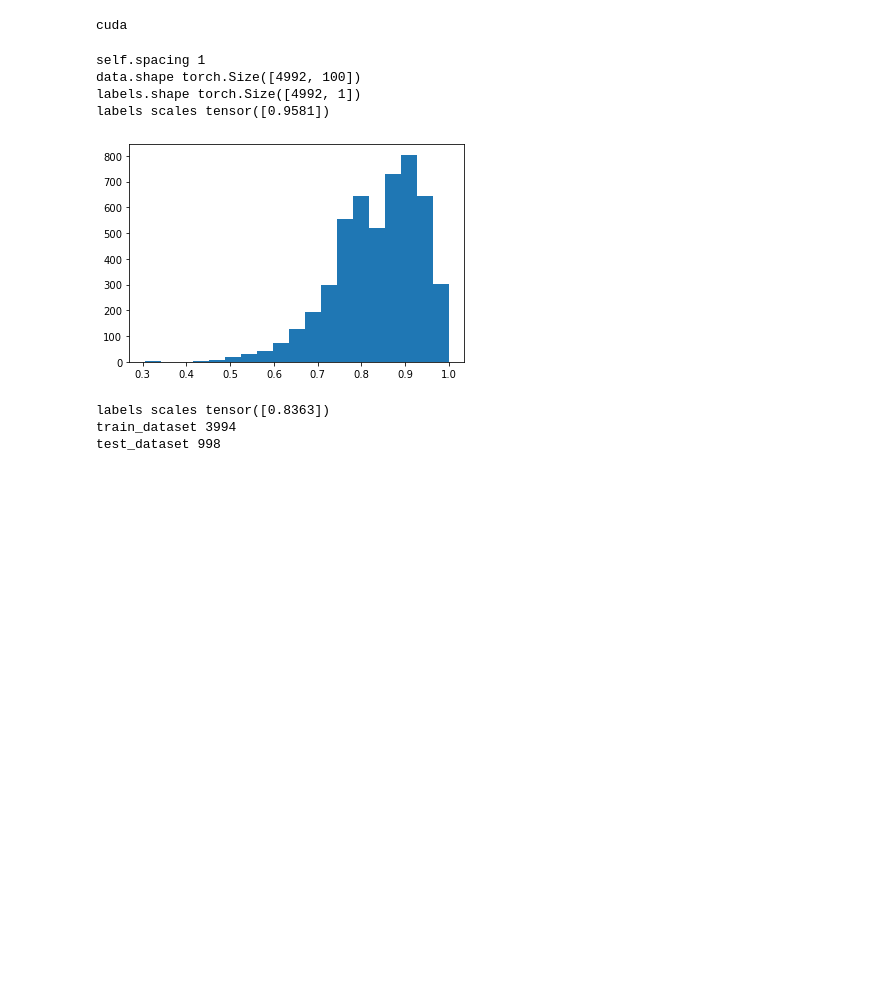
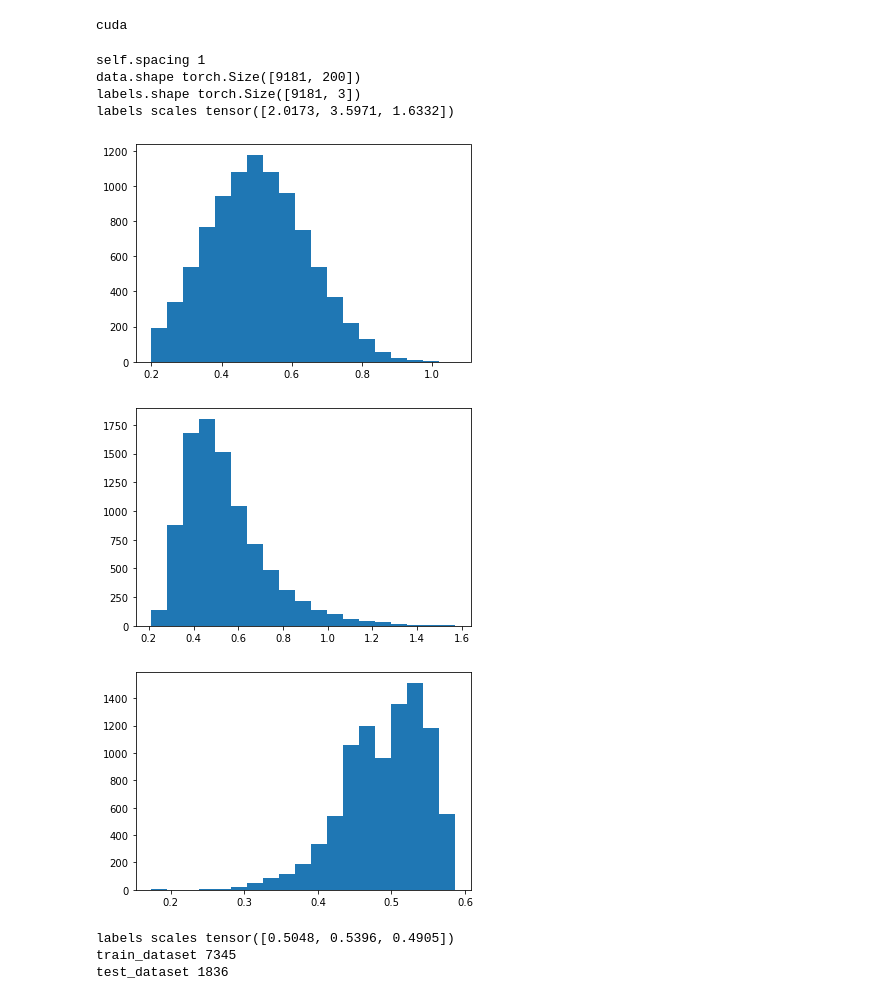
Before and after one commit to FabioRossiArcetri/ml4ao, a Jupyter notebook: basicRNN/dataViewMLP.ipynb, the cells around one changed output. Saved outputs shown, nothing was run; the diff lists cells and outputs as text; code cells hidden in the pictures; blank space fills up the shorter version.

Commit message:
(FRO) Improving plots and cleaning up

```diff
--- a/basicRNN/dataViewMLP.ipynb
+++ b/basicRNN/dataViewMLP.ipynb
@@ -8,16 +8,18 @@ print(device)
 # %% [output]
 cuda
 # %%
-ts = trainingService('paramsConfigMLP4.yml')
-ts.loadData()
+ts = trainingService('paramsConfigMLP3.yml')
+ts.loadData(True)
 # %% [output]
 self.spacing 1
-data.shape torch.Size([4992, 100])
-labels.shape torch.Size([4992, 1])
-labels scales tensor([0.9581])
+data.shape torch.Size([9181, 200])
+labels.shape torch.Size([9181, 3])
+labels scales tensor([2.0173, 3.5971, 1.6332])
-[figure, old version]
+[figure, new version]
+[figure, added]
+[figure, added]
-labels scales tensor([0.8363])
-train_dataset 3994
-test_dataset 998
+labels scales tensor([0.5048, 0.5396, 0.4905])
+train_dataset 7345
+test_dataset 1836
 # %%
 ts.setupModel()
```
Also changed, not shown: parts of 11 cells of this notebook, 9 other files.
